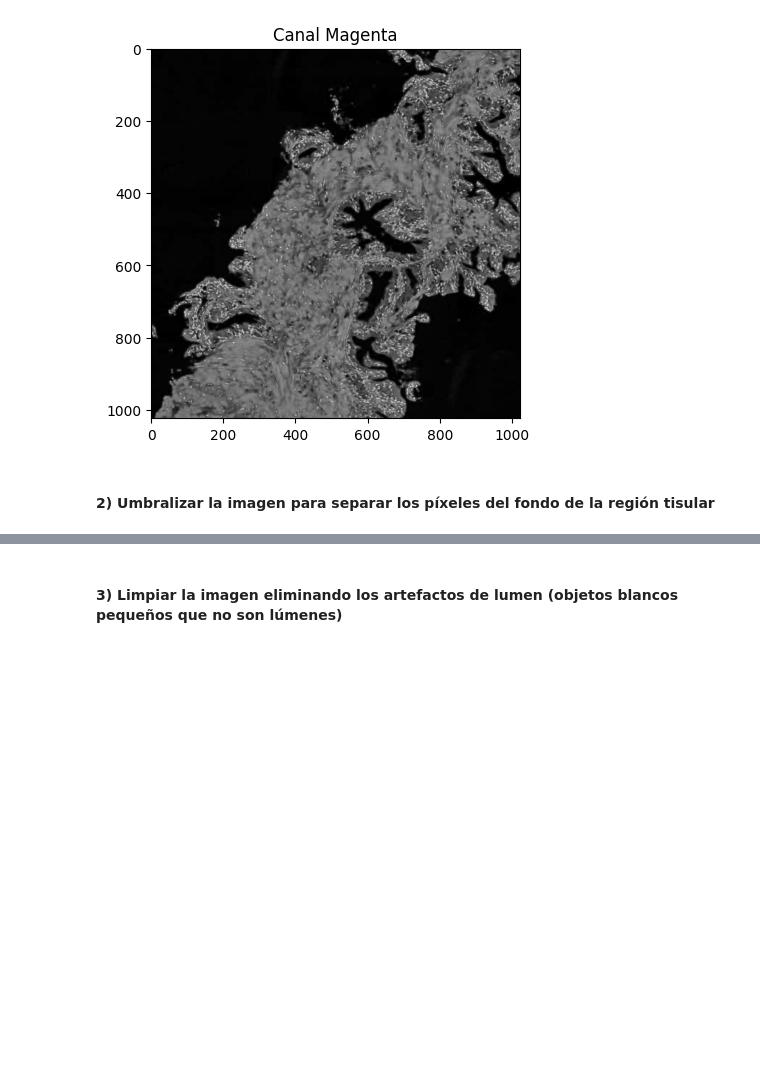
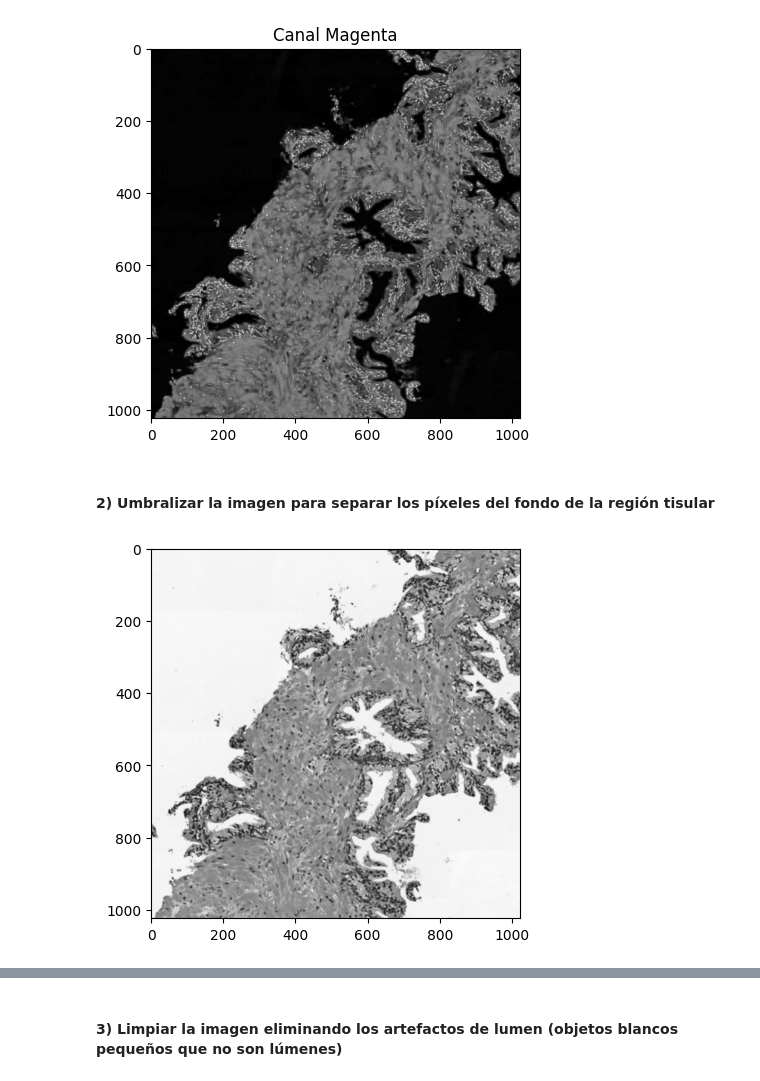
Before and after one commit to JordiConrado/05MIAR, a Jupyter notebook: activities/Computer Vision/01 - Actividad_Computer_Vision_C1.ipynb, the cells around one changed output, grey strips where cells are left out. Cells and saved outputs as stored; diff of their text form; code cells hidden in the pictures; blank space fills up the shorter version.

```diff
--- a/activities/Computer Vision/01 - Actividad_Computer_Vision_C1.ipynb
+++ b/activities/Computer Vision/01 - Actividad_Computer_Vision_C1.ipynb
@@ -50,3 +50,19 @@ plt.show()
 # los píxeles correspondientes al lumen y al background de la imagen sean 1s y el resto de los píxeles tengan un valor de 0.
 # Nota: Recordar que el método de Otsu requiere como input una imagen en el rango [0-255] en formato "uint8".
 # Visualizar la máscara resultante
+# %%
+# convertimos el formato a float32 para que sea compatible con cv2
+img_norm_float32 = np.float32(img_norm)
+
+# Convertimos la imagen RGB leida con skimage a formato BGR para poder utilizar la librería cv2
+img_norm_bgr = cv2.cvtColor(img_norm_float32, cv2.COLOR_RGB2BGR)
+
+# convertimos la imagen a escala de grises
+img_gray = cv2.cvtColor(img_norm_bgr, cv2.COLOR_BGR2GRAY)
+# %%
+# Filtro Gaussiano de 5x5
+img_gray_gaus = cv2.GaussianBlur(img_gray, (5,5), 0)
+plt.imshow(img_gray_gaus, cmap='gray')
+plt.show()
+# %% [output]
+[figure, added]
```
Also changed, not shown: parts of 6 cells of this notebook.
